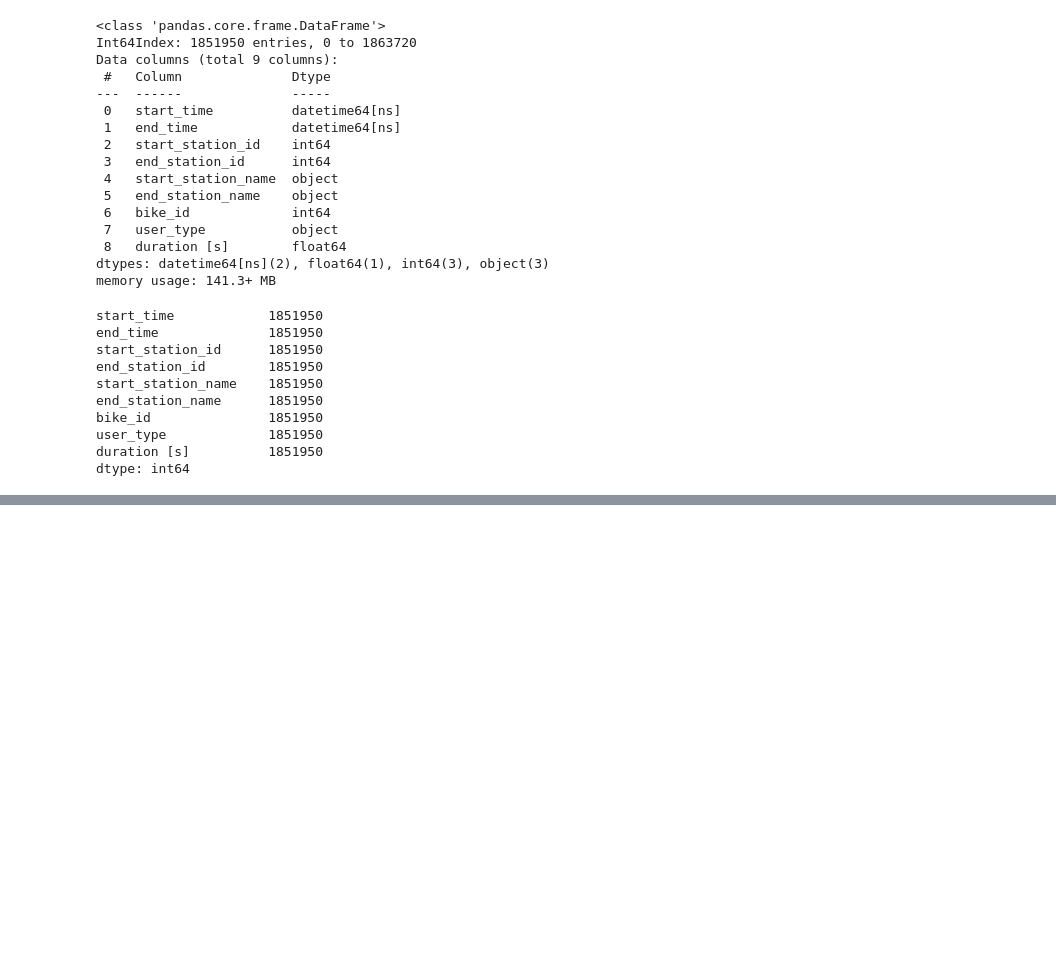
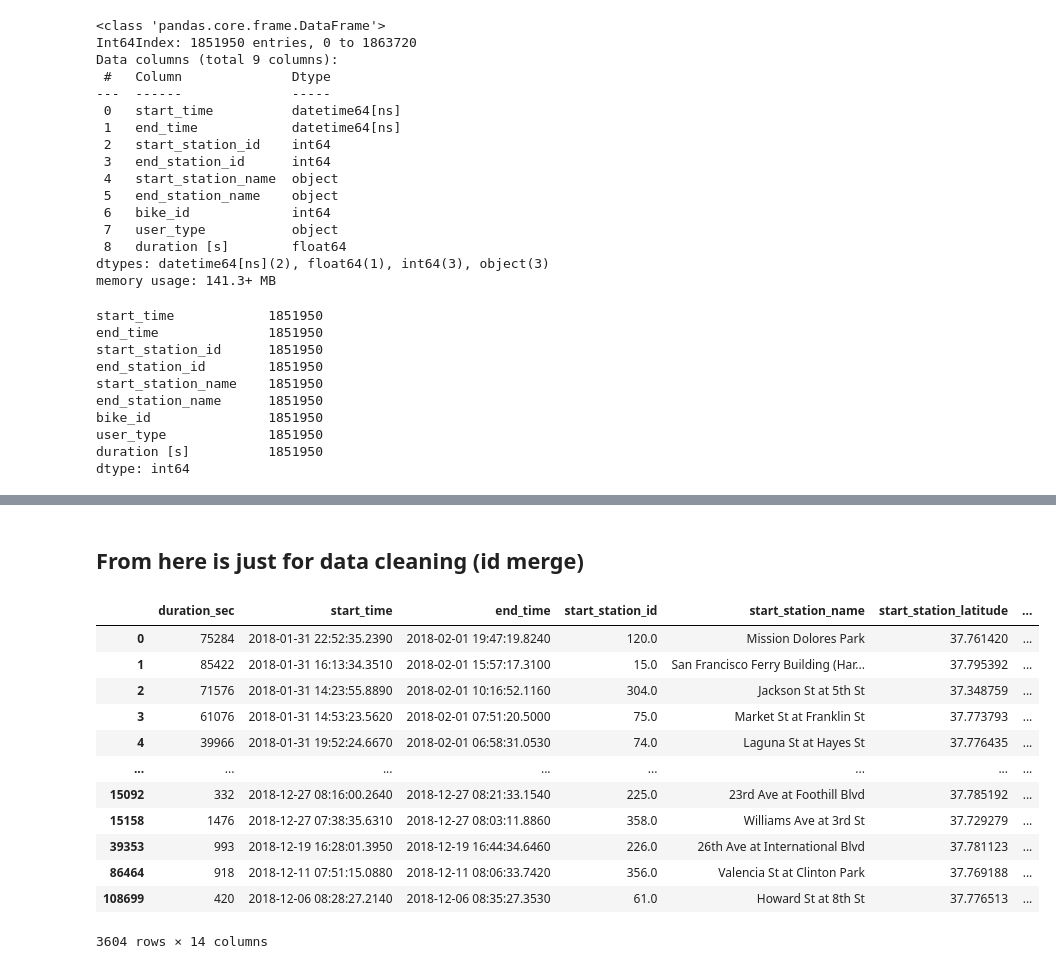
Before and after one commit to yhsiang25/DSMLRakete, a Jupyter notebook: DataExploration (Hsiang)/DataExploration.ipynb, the cells around one changed output, grey strips where cells are left out. Saved outputs shown, nothing was run; the diff lists cells and outputs as text; code cells hidden in the pictures; blank space fills up the shorter version.

```diff
--- a/DataExploration (Hsiang)/DataExploration.ipynb
+++ b/DataExploration (Hsiang)/DataExploration.ipynb
@@ -1070,0 +1113,58 @@ sf18_merged.to_csv("sf18_cleaned.csv")
+# %% [markdown]
+<H2>From here is just for data cleaning (id merge)</H2>
+# %%
+data1_import = pd.read_csv('201801-fordgobike-tripdata.csv')
+data2_import = pd.read_csv('201802-fordgobike-tripdata.csv')
+data3_import = pd.read_csv('201803-fordgobike-tripdata.csv')
+data4_import = pd.read_csv('201804-fordgobike-tripdata.csv')
+data5_import = pd.read_csv('201805-fordgobike-tripdata.csv')
+data6_import = pd.read_csv('201806-fordgobike-tripdata.csv')
+data7_import = pd.read_csv('201807-fordgobike-tripdata.csv')
+data8_import = pd.read_csv('201808-fordgobike-tripdata.csv')
+data9_import = pd.read_csv('201809-fordgobike-tripdata.csv')
+data10_import = pd.read_csv('201810-fordgobike-tripdata.csv')
+data11_import = pd.read_csv('201811-fordgobike-tripdata.csv')
+data12_import = pd.read_csv('201812-fordgobike-tripdata.csv')
+# %%
+data1801_ID = data1_import.drop_duplicates(subset = ["start_station_id"])
+data1802_ID = data2_import.drop_duplicates(subset = ["start_station_id"])
+data1803_ID = data3_import.drop_duplicates(subset = ["start_station_id"])
+data1804_ID = data4_import.drop_duplicates(subset = ["start_station_id"])
+data1805_ID = data5_import.drop_duplicates(subset = ["start_station_id"])
+data1806_ID = data6_import.drop_duplicates(subset = ["start_station_id"])
+data1807_ID = data7_import.drop_duplicates(subset = ["start_station_id"])
+data1808_ID = data8_import.drop_duplicates(subset = ["start_station_id"])
+data1809_ID = data9_import.drop_duplicates(subset = ["start_station_id"])
+data1810_ID = data10_import.drop_duplicates(subset = ["start_station_id"])
+data1811_ID = data11_import.drop_duplicates(subset = ["start_station_id"])
+data1812_ID = data12_import.drop_duplicates(subset = ["start_station_id"])
+# %%
+frames = [data1801_ID,
+          data1802_ID,
+          data1803_ID,
+          data1804_ID,
+          data1805_ID,
+          data1806_ID,
+          data1807_ID,
+          data1808_ID,
+          data1809_ID,
+          data1810_ID,
+          data1811_ID,
+          data1812_ID,]
+allid_2018 = pd.concat(frames)
+
+allid_2018
+# %% [output]
+|  | duration_sec | start_time | end_time | start_station_id | start_station_name | start_station_latitude | ... |
+| 0 | 75284 | 2018-01-31 22:52:35.2390 | 2018-02-01 19:47:19.8240 | 120.0 | Mission Dolores Park | 37.761420 | ... |
+| 1 | 85422 | 2018-01-31 16:13:34.3510 | 2018-02-01 15:57:17.3100 | 15.0 | San Francisco Ferry Building (Har... | 37.795392 | ... |
+| 2 | 71576 | 2018-01-31 14:23:55.8890 | 2018-02-01 10:16:52.1160 | 304.0 | Jackson St at 5th St | 37.348759 | ... |
+| 3 | 61076 | 2018-01-31 14:53:23.5620 | 2018-02-01 07:51:20.5000 | 75.0 | Market St at Franklin St | 37.773793 | ... |
+| 4 | 39966 | 2018-01-31 19:52:24.6670 | 2018-02-01 06:58:31.0530 | 74.0 | Laguna St at Hayes St | 37.776435 | ... |
+| ... | ... | ... | ... | ... | ... | ... | ... |
+| 15092 | 332 | 2018-12-27 08:16:00.2640 | 2018-12-27 08:21:33.1540 | 225.0 | 23rd Ave at Foothill Blvd | 37.785192 | ... |
+| 15158 | 1476 | 2018-12-27 07:38:35.6310 | 2018-12-27 08:03:11.8860 | 358.0 | Williams Ave at 3rd St | 37.729279 | ... |
+| 39353 | 993 | 2018-12-19 16:28:01.3950 | 2018-12-19 16:44:34.6460 | 226.0 | 26th Ave at International Blvd | 37.781123 | ... |
+| 86464 | 918 | 2018-12-11 07:51:15.0880 | 2018-12-11 08:06:33.7420 | 356.0 | Valencia St at Clinton Park | 37.769188 | ... |
+| 108699 | 420 | 2018-12-06 08:28:27.2140 | 2018-12-06 08:35:27.3530 | 61.0 | Howard St at 8th St | 37.776513 | ... |
+3604 rows × 14 columns
```
Also changed, not shown: parts of 62 cells of this notebook.
